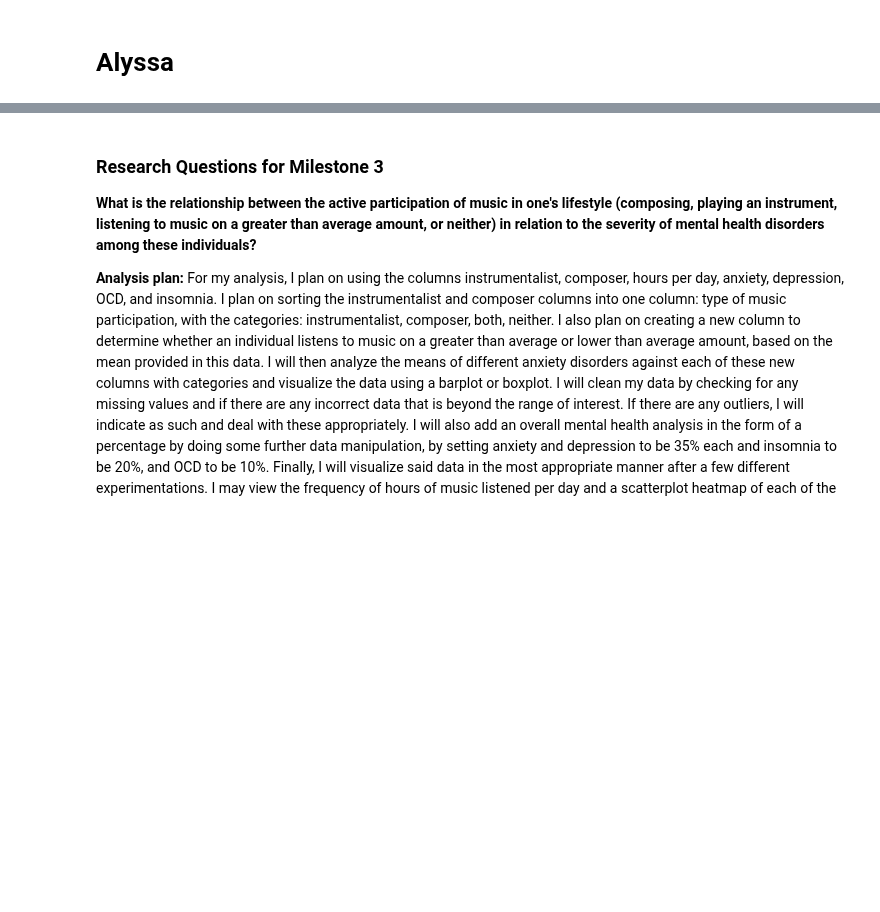
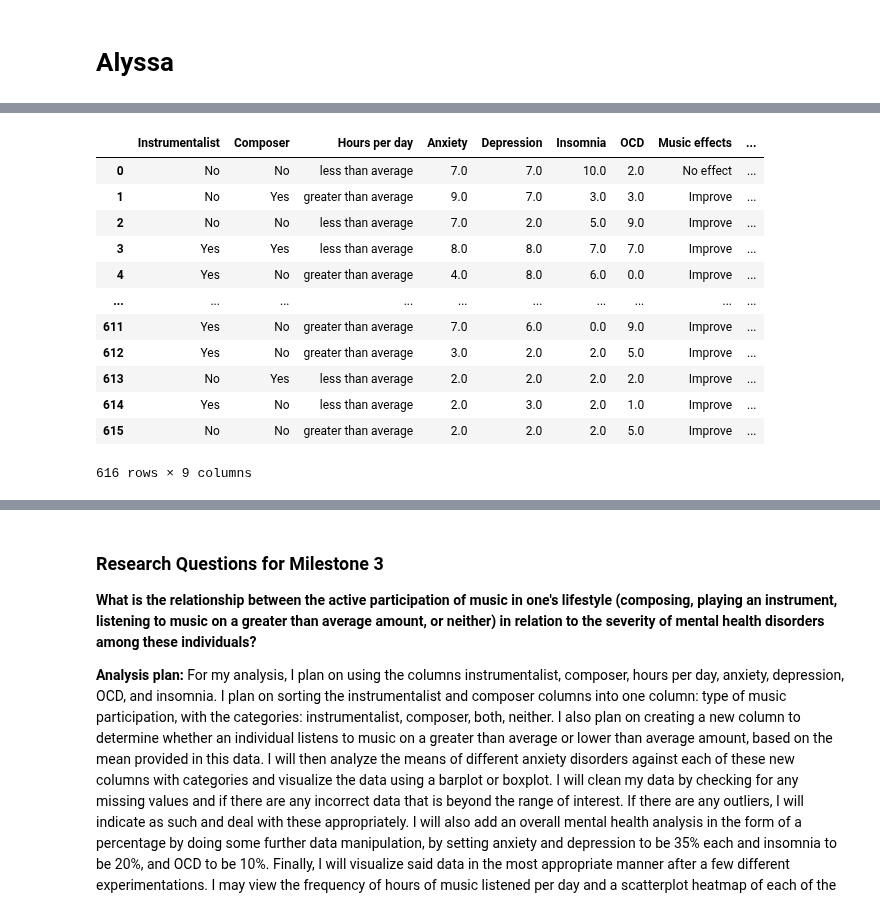
Before and after one commit to ubco-W2022T2-data301/project-group-group12, a Jupyter notebook: analysis/analysis1.ipynb, the cells around one changed output, grey strips where cells are left out. Drawn from its saved outputs; the diff is of its cells as text; code cells hidden in the pictures; blank space fills up the shorter version.

```diff
--- a/analysis/analysis1.ipynb
+++ b/analysis/analysis1.ipynb
@@ -2,0 +26,3 @@
+# %%
+dataset=pd.read_csv('../data/raw/music_therapy_and_mental_health_survey_results (1).csv')
+dataset=dataset.dropna().reset_index()
@@ -2,0 +31,2 @@
+# %%
+dataset=dataset[['Instrumentalist', 'Composer', 'Hours per day', 'Anxiety', 'Depression', 'Insomnia', 'OCD','Music effects']]
@@ -2,0 +35,3 @@
+# %%
+dataset['Hours per day'] = dataset['Hours per day'].apply(lambda x: "greater than average" if x<dataset['Hours per day'].mean() else "less than average")
+dataset
@@ -2,0 +52,30 @@
+# %%
+def type_of_music(x):
+    '''
+    Decides what type of music the responder participated in. If they were a composer, instrumentalist, both, or neither
+    '''
+    if (x['Instrumentalist']=="Yes") & (x['Composer']=="Yes"):
+        return "Both"
+    elif x['Instrumentalist']=="Yes":
+        return "Instrumentalist"
+    elif x['Composer']=="Yes":
+        return "Composer"
+    else:
+        return "Neither"
+# %%
+dataset['Music Participation']= dataset.apply(type_of_music, axis="columns")
+dataset
+# %% [output]
+|  | Instrumentalist | Composer | Hours per day | Anxiety | Depression | Insomnia | OCD | Music effects | ... |
+| 0 | No | No | less than average | 7.0 | 7.0 | 10.0 | 2.0 | No effect | ... |
+| 1 | No | Yes | greater than average | 9.0 | 7.0 | 3.0 | 3.0 | Improve | ... |
+| 2 | No | No | less than average | 7.0 | 2.0 | 5.0 | 9.0 | Improve | ... |
+| 3 | Yes | Yes | less than average | 8.0 | 8.0 | 7.0 | 7.0 | Improve | ... |
+| 4 | Yes | No | greater than average | 4.0 | 8.0 | 6.0 | 0.0 | Improve | ... |
+| ... | ... | ... | ... | ... | ... | ... | ... | ... | ... |
+| 611 | Yes | No | greater than average | 7.0 | 6.0 | 0.0 | 9.0 | Improve | ... |
+| 612 | Yes | No | greater than average | 3.0 | 2.0 | 2.0 | 5.0 | Improve | ... |
+| 613 | No | Yes | less than average | 2.0 | 2.0 | 2.0 | 2.0 | Improve | ... |
+| 614 | Yes | No | less than average | 2.0 | 3.0 | 2.0 | 1.0 | Improve | ... |
+| 615 | No | No | greater than average | 2.0 | 2.0 | 2.0 | 5.0 | Improve | ... |
+616 rows × 9 columns
```
Also changed, not shown: parts of 11 cells of this notebook.
